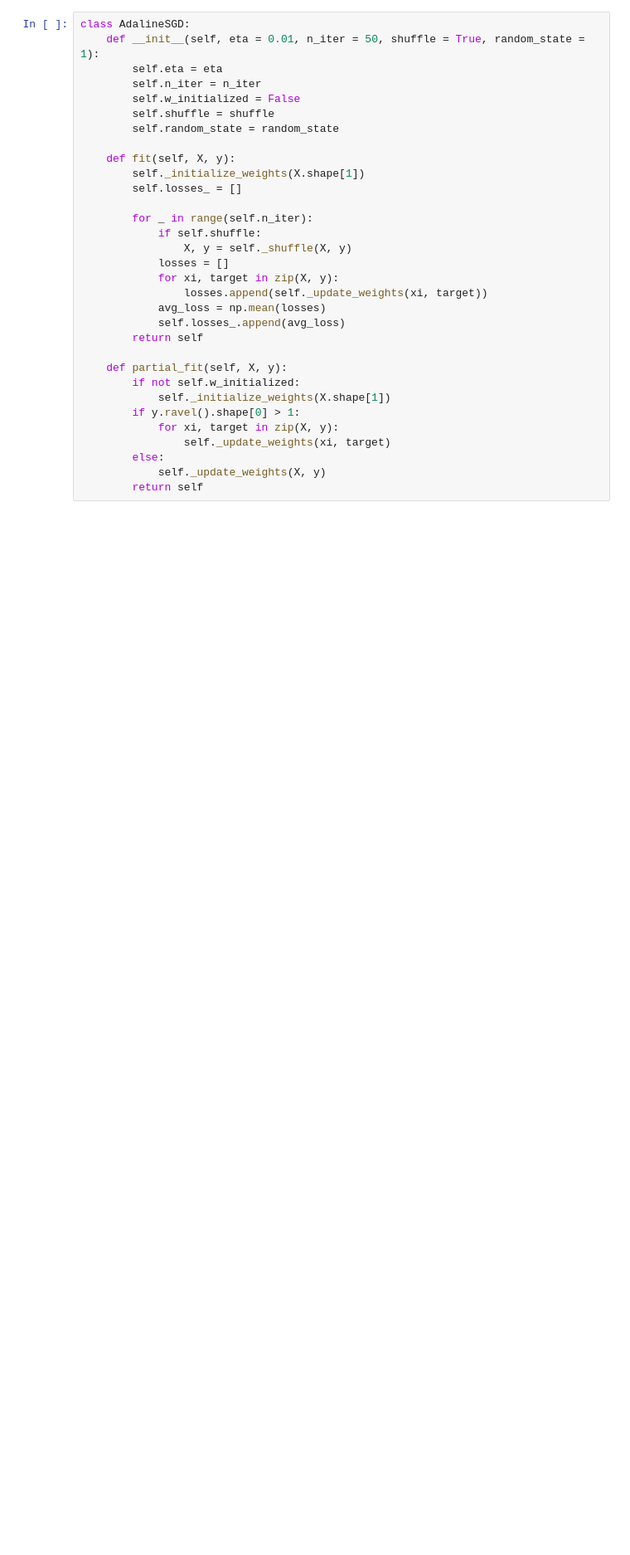
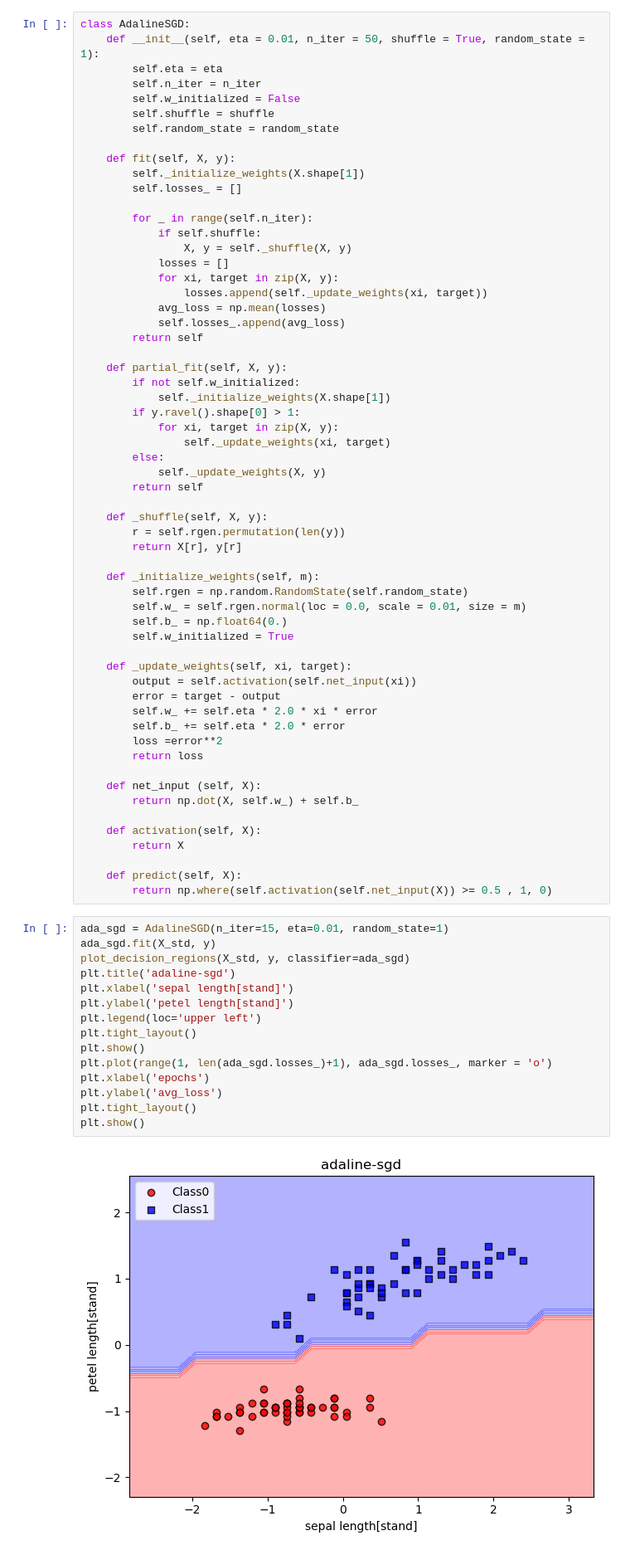
Before and after one commit to jaclown123/learning, a Jupyter notebook: test1.ipynb, the cells around one changed output. Shown: that part at 83% size. Drawn from its saved outputs; the diff is of its cells as text; blank space fills up the shorter version.

```diff
--- a/test1.ipynb
+++ b/test1.ipynb
@@ -219,3 +200,47 @@ class AdalineSGD:
         else:
             self._update_weights(X, y)
         return self
+
+    def _shuffle(self, X, y):
+        r = self.rgen.permutation(len(y))
+        return X[r], y[r]
+
+    def _initialize_weights(self, m):
+        self.rgen = np.random.RandomState(self.random_state)
+        self.w_ = self.rgen.normal(loc = 0.0, scale = 0.01, size = m)
+        self.b_ = np.float64(0.)
+        self.w_initialized = True
+
+    def _update_weights(self, xi, target):
+        output = self.activation(self.net_input(xi))
+        error = target - output
+        self.w_ += self.eta * 2.0 * xi * error
+        self.b_ += self.eta * 2.0 * error
+        loss =error**2
+        return loss
+
+    def net_input (self, X):
+        return np.dot(X, self.w_) + self.b_
+
+    def activation(self, X):
+        return X
+
+    def predict(self, X):
+        return np.where(self.activation(self.net_input(X)) >= 0.5 , 1, 0)
+# %%
+ada_sgd = AdalineSGD(n_iter=15, eta=0.01, random_state=1)
+ada_sgd.fit(X_std, y)
+plot_decision_regions(X_std, y, classifier=ada_sgd)
+plt.title('adaline-sgd')
+plt.xlabel('sepal length[stand]')
+plt.ylabel('petel length[stand]')
+plt.legend(loc='upper left')
+plt.tight_layout()
+plt.show()
+plt.plot(range(1, len(ada_sgd.losses_)+1), ada_sgd.losses_, marker = 'o')
+plt.xlabel('epochs')
+plt.ylabel('avg_loss')
+plt.tight_layout()
+plt.show()
+# %% [output]
+[figure, added]
```
Also changed, not shown: parts of 2 cells of this notebook, 1 other file.
